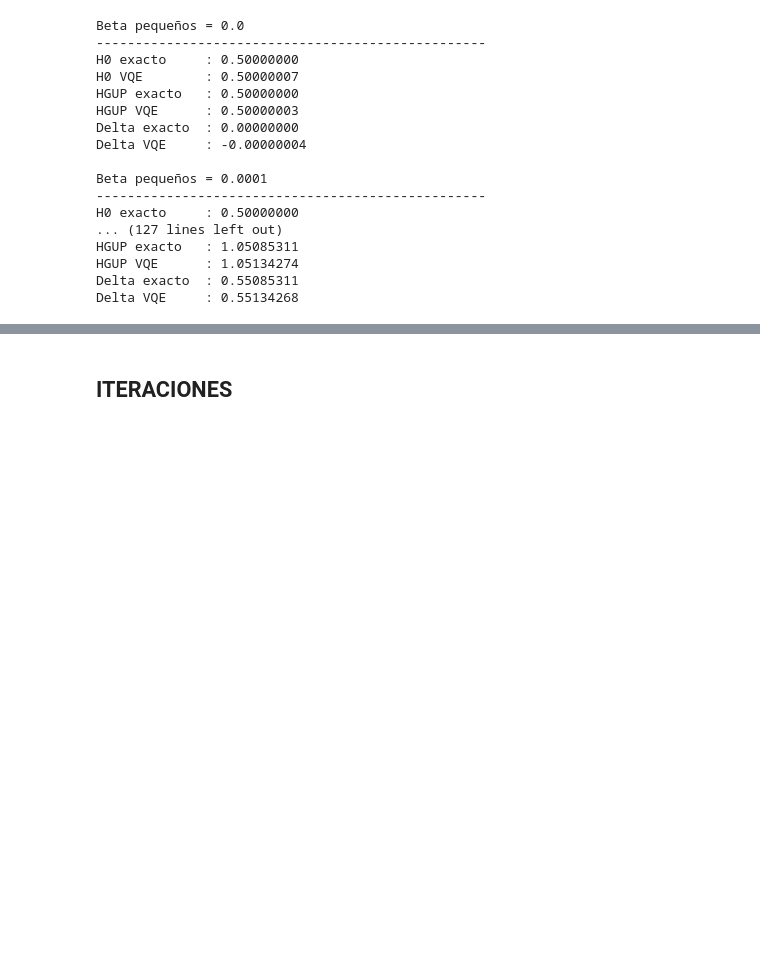
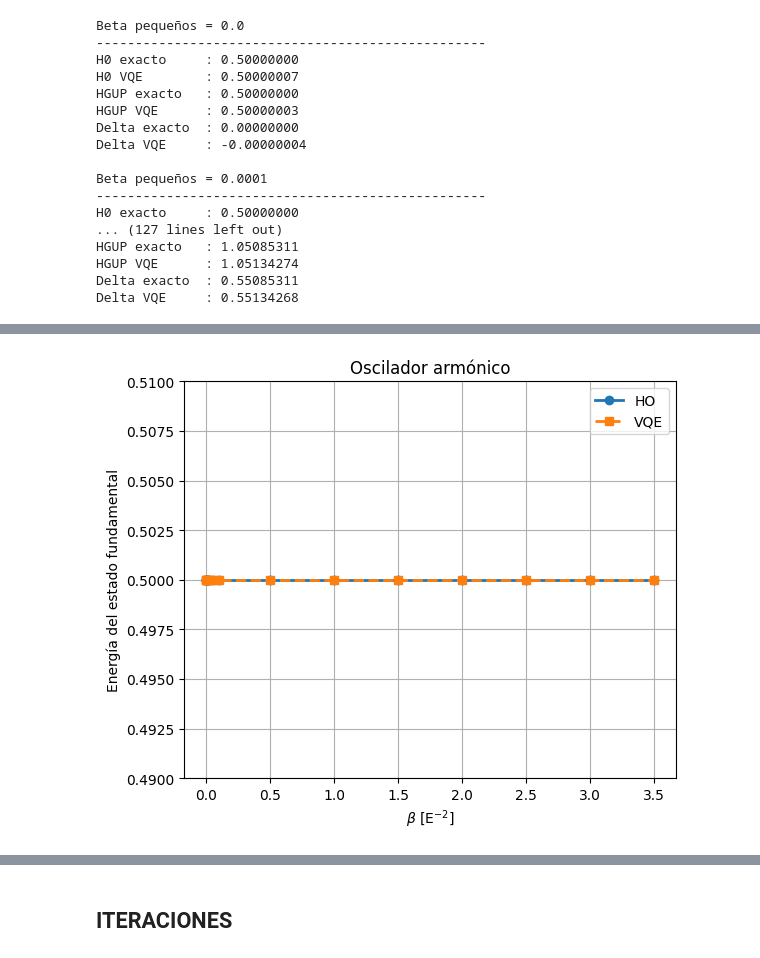
Before and after one commit to Angela0712/TFG, a Jupyter notebook: notebooks/TFG_Ángela_Cuenca_Agulló.ipynb, the cells around one changed output, grey strips where cells are left out. Cells and saved outputs as stored; diff of their text form; code cells hidden in the pictures; blank space fills up the shorter version.

```diff
--- a/notebooks/TFG_Ángela_Cuenca_Agulló.ipynb
+++ b/notebooks/TFG_Ángela_Cuenca_Agulló.ipynb
@@ -860,0 +841,34 @@ plt.show()
+# %%
+# ============================================
+# GRÁFICA 1: Oscilador armónico (HO)
+# ============================================
+
+fig, ax = plt.subplots(figsize=(6,5))
+
+# Unimos beta pequeñas y grandes
+betas_ho = np.concatenate((betas_p, betas_g[1:]))
+
+# HO no depende de beta
+ho_exact = E0_exact_p[0]
+ho_vqe   = E0_vqe_p[0]
+
+E0_exact_all = np.full_like(betas_ho, ho_exact, dtype=float)
+E0_vqe_all   = np.full_like(betas_ho, ho_vqe, dtype=float)
+
+ax.plot(betas_ho, E0_exact_all, 'o-', linewidth=2, label='HO')
+ax.plot(betas_ho, E0_vqe_all, 's--', linewidth=2, label='VQE')
+
+ax.set_xlabel(r'$\beta$ [E$^{-2}$]')
+ax.set_ylabel('Energía del estado fundamental')
+ax.set_title('Oscilador armónico')
+
+ax.ticklabel_format(style='plain', axis='y')
+ax.set_ylim(0.49, 0.51)
+
+ax.grid(True)
+ax.legend()
+
+plt.tight_layout()
+plt.show()
+# %% [output]
+[figure, added]
```
Also changed, not shown: parts of 13 cells of this notebook, 7 other files.
